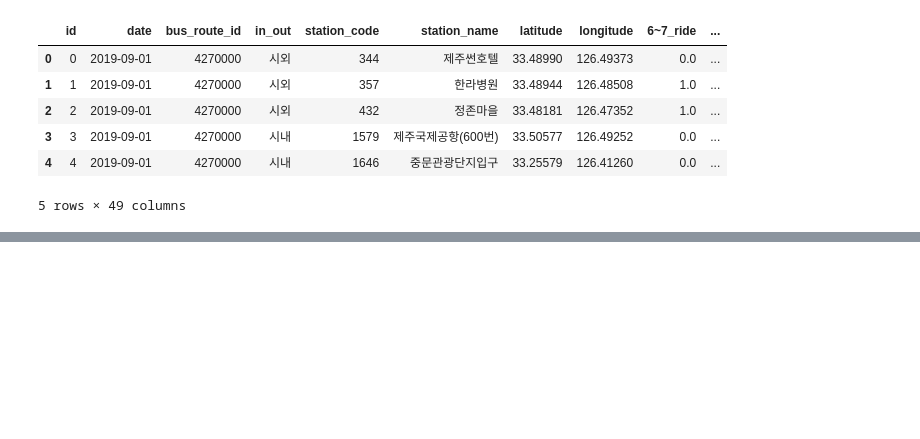
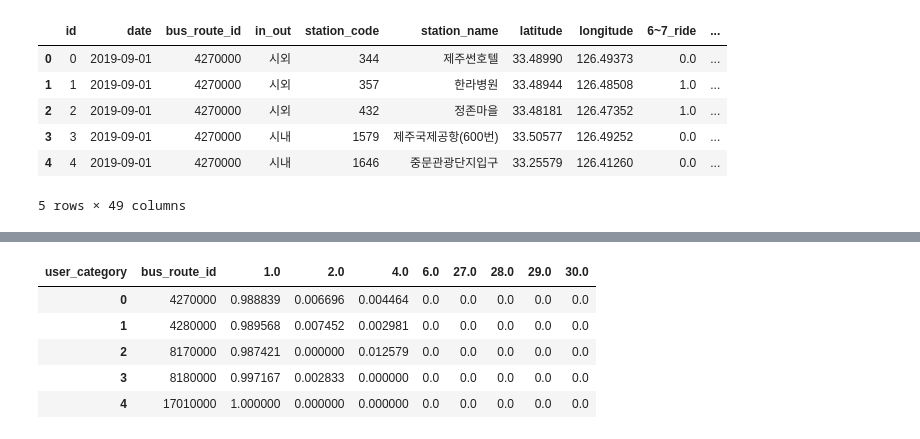
Before and after one commit to bigdataleeky/python, a Jupyter notebook: 20220609/20220608_2.ipynb, the cells around one changed output, grey strips where cells are left out. Drawn from its saved outputs; the diff is of its cells as text; code cells hidden in the pictures; blank space fills up the shorter version.

```diff
--- a/20220609/20220608_2.ipynb
+++ b/20220609/20220608_2.ipynb
@@ -447,0 +474,11 @@ df.head()
+# %%
+# 피벗을 이용해서 버스노선별 승객별 탑승비율
+data = pd.pivot_table(data, values='비율', index='bus_route_id', columns='user_category', fill_value=0).reset_index()
+data.head()
+# %% [output]
+| user_category | bus_route_id | 1.0 | 2.0 | 4.0 | 6.0 | 27.0 | 28.0 | 29.0 | 30.0 |
+| 0 | 4270000 | 0.988839 | 0.006696 | 0.004464 | 0.0 | 0.0 | 0.0 | 0.0 | 0.0 |
+| 1 | 4280000 | 0.989568 | 0.007452 | 0.002981 | 0.0 | 0.0 | 0.0 | 0.0 | 0.0 |
+| 2 | 8170000 | 0.987421 | 0.000000 | 0.012579 | 0.0 | 0.0 | 0.0 | 0.0 | 0.0 |
+| 3 | 8180000 | 0.997167 | 0.002833 | 0.000000 | 0.0 | 0.0 | 0.0 | 0.0 | 0.0 |
+| 4 | 17010000 | 1.000000 | 0.000000 | 0.000000 | 0.0 | 0.0 | 0.0 | 0.0 | 0.0 |
```
Also changed, not shown: parts of 9 cells of this notebook.
